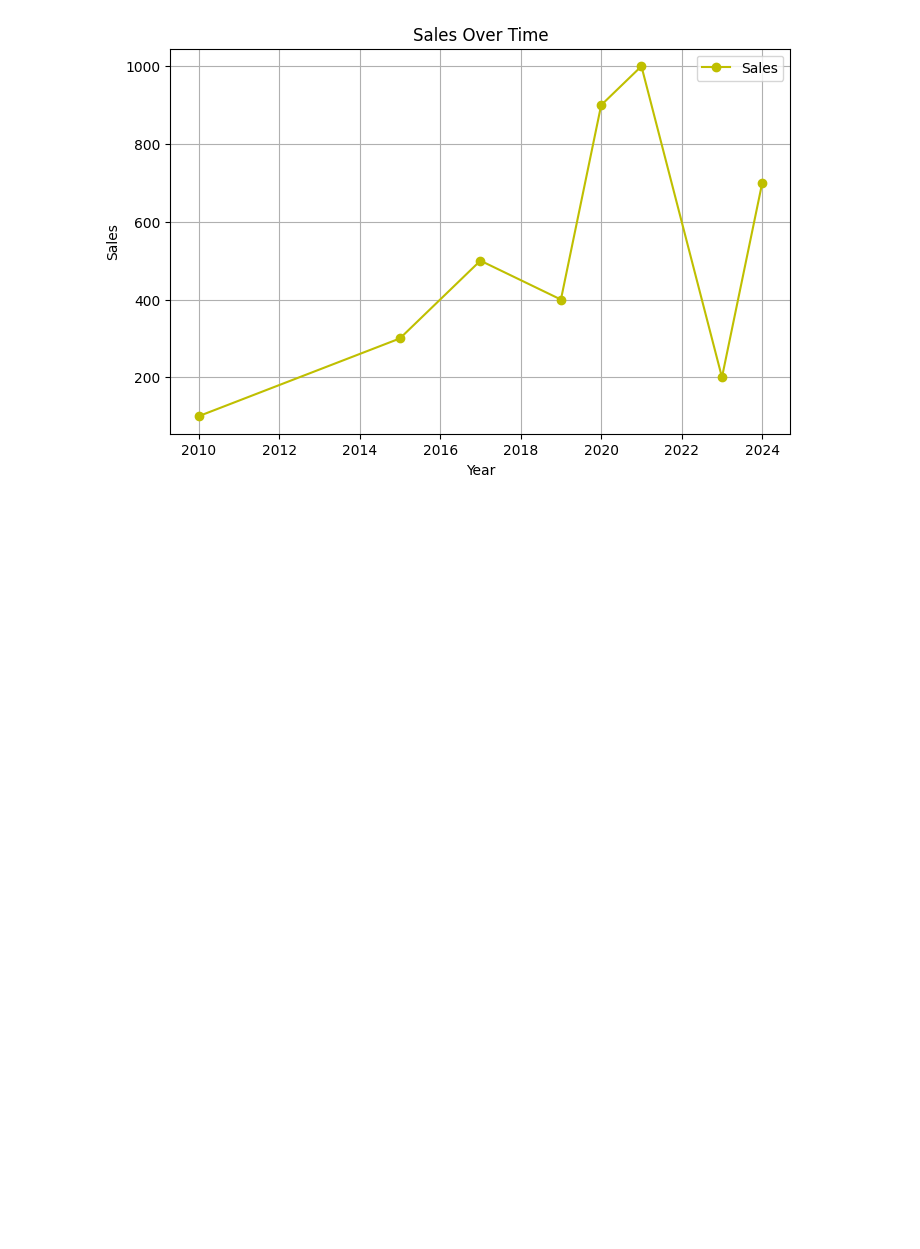
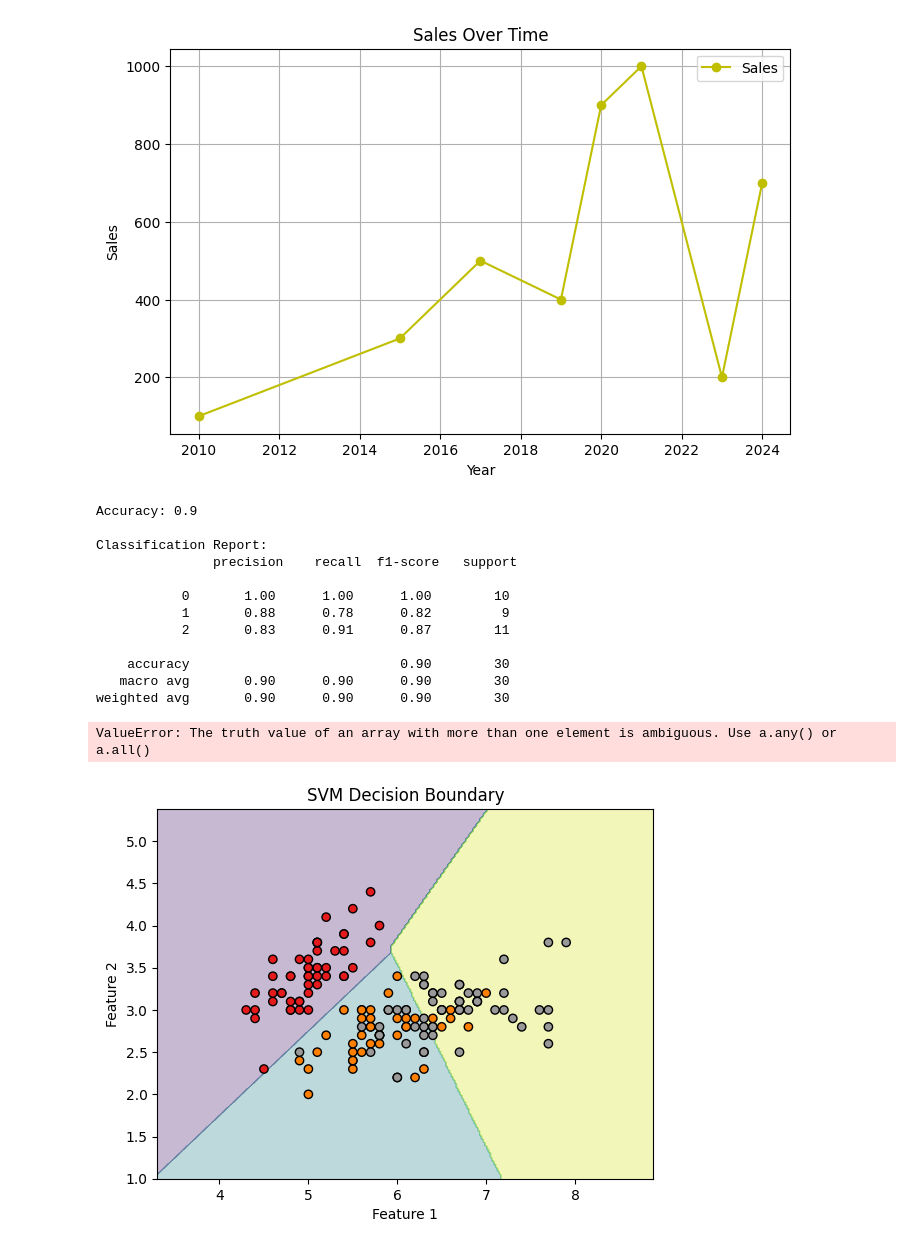
Before and after one commit to adityachodhry/python-Practice, a Jupyter notebook: Pandas/pandas_practices.ipynb, the cells around one changed output. Drawn from its saved outputs; the diff is of its cells as text; code cells hidden in the pictures; blank space fills up the shorter version.

Commit message:
Pandas Practices

```diff
--- a/Pandas/pandas_practices.ipynb
+++ b/Pandas/pandas_practices.ipynb
@@ -192,3 +192,66 @@ plt.grid(True)
 plt.show()
 # %% [output]
 [figure]
+# %%
+import numpy as np
+import pandas as pd
+import matplotlib.pyplot as plt
+from sklearn import datasets
+from sklearn.model_selection import train_test_split
+from sklearn.svm import SVC
+from sklearn.metrics import accuracy_score, classification_report, confusion_matrix
+
+# Load dataset (Iris dataset)
+iris = datasets.load_iris()
+X = iris.data[:, :2]  # Taking only first two features for visualization
+y = iris.target
+
+# Split data into training & testing sets
+X_train, X_test, y_train, y_test = train_test_split(X, y, test_size=0.2, random_state=42)
+
+# Create and train the SVM model
+svm_model = SVC(kernel='linear', C=1.0)  # Linear kernel SVM
+svm_model.fit(X_train, y_train)
+
+# Predict on test data
+y_pred = svm_model.predict(X_test)
+
+# Evaluate the model
+print("Accuracy:", accuracy_score(y_test, y_pred))
+print("\nClassification Report:\n", classification_report(y_test, y_pred))
+
+# Plot decision boundary (only for 2D feature space)
+def plot_decision_boundary(X, y, model):
+    h = .02  # Step size in the mesh
+    x_min, x_max = X[:, 0].min() - 1, X[:, 0].max() + 1
+    y_min, y_max = X[:, 1].min() - 1, X[:, 1].max() + 1
+    xx, yy = np.meshgrid(np.arange(x_min, x_max, h), np.arange(y_min, y_max, h))
+
+    Z = model.predict(np.c_[xx.ravel(), yy.ravel()])
+    Z = Z.reshape(xx.shape)
+
+    plt.contourf(xx, yy, Z, alpha=0.3)
+    scatter = plt.scatter(X[:, 0], X[:, 1], c=y, edgecolors='k', cmap=plt.cm.Set1)
+    plt.xlabel("Feature 1")
+    plt.ylabel("Feature 2")
+    plt.title("SVM Decision Boundary")
+    plt.legend(handles=scatter.legend_elements()[0], labels=iris.target_names)
+    plt.show()
+
+# Plot the decision boundary
+plot_decision_boundary(X, y, svm_model)
+# %% [output]
+Accuracy: 0.9
+
+Classification Report:
+               precision    recall  f1-score   support
+
+           0       1.00      1.00      1.00        10
+           1       0.88      0.78      0.82         9
+           2       0.83      0.91      0.87        11
+
+    accuracy                           0.90        30
+   macro avg       0.90      0.90      0.90        30
+weighted avg       0.90      0.90      0.90        30
+ValueError: The truth value of an array with more than one element is ambiguous. Use a.any() or a.all()
+[figure, added]
```
Also changed, not shown: 1 other file.
